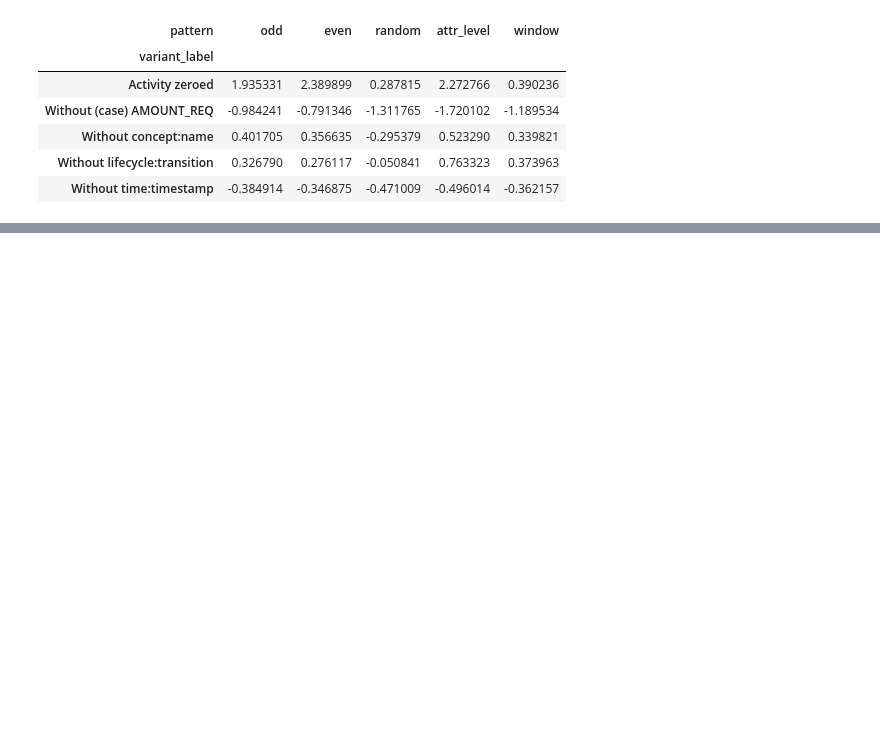
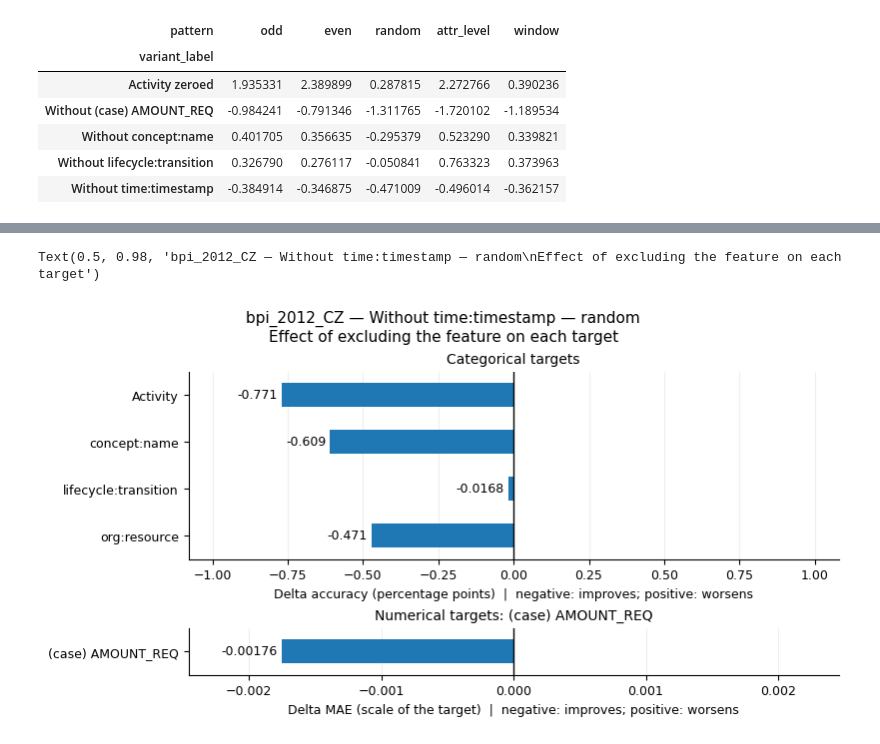
Before and after one commit to BizDaniel/SANAGRAPH, a Jupyter notebook: analysis/02_ablation_analysis.ipynb, the cells around one changed output, grey strips where cells are left out. Drawn from its saved outputs; the diff is of its cells as text; code cells hidden in the pictures; blank space fills up the shorter version.

```diff
--- a/analysis/02_ablation_analysis.ipynb
+++ b/analysis/02_ablation_analysis.ipynb
@@ -331,0 +384,58 @@ Categorical targets: delta in percentage points
+# %%
+feature_effects = feature_pattern.copy()
+# %%
+feature_effects["target_effect"] = np.where(
+    feature_effects.kind.eq("categorical"), 100 * feature_effects.delta, feature_effects.delta
+)
+# %%
+panels = []
+categorical_effects = feature_effects[feature_effects.kind.eq("categorical")].sort_values("target")
+if not categorical_effects.empty:
+    panels.append(("Categorical targets", "Delta accuracy (percentage points)", categorical_effects))
+for target, values in feature_effects[feature_effects.kind.eq("numerical")].groupby("target"):
+    panels.append((f"Numerical targets: {target}", "Delta MAE (scale of the target)", values))
+# %%
+panel_heights = [len(values) for _, _, values in panels]
+
+fig, axes = plt.subplots(
+    len(panels), 1,
+    figsize=(8, 0.35 * sum(panel_heights) + 1.2 * len(panels)),
+    squeeze=False,
+    gridspec_kw={"height_ratios": panel_heights},
+    layout="constrained",
+)
+
+for ax, (title, xlabel, values) in zip(axes[:, 0], panels):
+    effects = values.target_effect.to_numpy()
+    colors = ["tab:orange" if value > 0 else "tab:blue" for value in effects]
+    y = np.arange(len(values))
+
+    bars = ax.barh(y, effects, height=0.5, color=colors)
+    ax.set_yticks(y, values.target)
+    ax.set_ylim(len(values) - 0.5, -0.5)
+
+    ax.bar_label(bars, labels=[f"{value:+.3g}" for value in effects],
+                 padding=3, fontsize=9)
+    ax.axvline(0, color="black", linewidth=1)
+
+    limit = np.abs(effects).max()
+    limit = limit if limit > 0 else 1
+    ax.set_xlim(-1.4 * limit, 1.4 * limit)
+
+    ax.set_title(title, fontsize=10)
+    ax.set_xlabel(xlabel + "  |  negative: improves; positive: worsens",
+                  fontsize=9)
+    ax.tick_params(labelsize=9)
+    ax.grid(axis="x", alpha=0.2)
+    ax.set_axisbelow(True)
+    ax.spines[["top", "right"]].set_visible(False)
+
+feature_label = feature_effects.variant_label.iloc[0]
+fig.suptitle(
+    f"{selected_log} — {feature_label} — {selected_pattern}\n"
+    "Effect of excluding the feature on each target",
+    fontsize=11,
+)
+# %% [output]
+Text(0.5, 0.98, 'bpi_2012_CZ — Without time:timestamp — random\nEffect of excluding the feature on each target')
+[figure, added]
```
Also changed, not shown: parts of 13 cells of this notebook, 13 other files.
